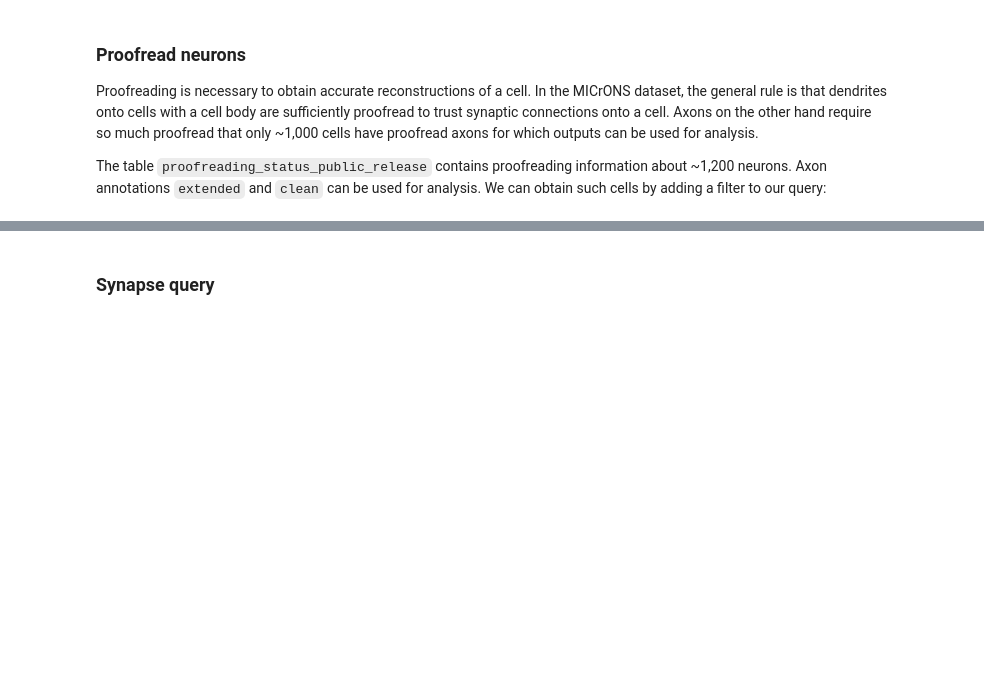
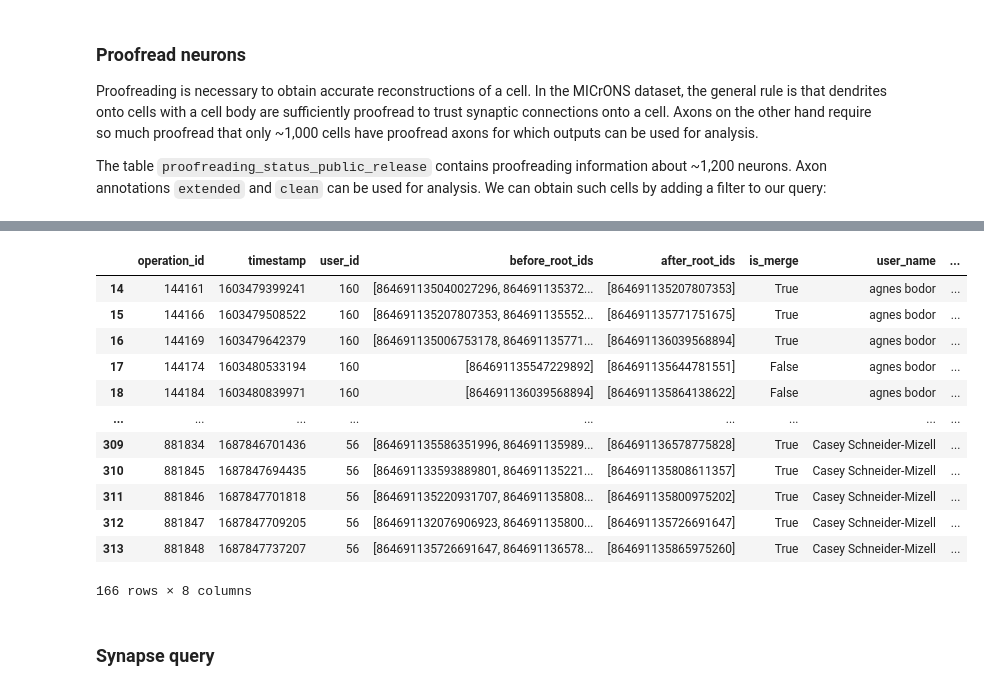
Before and after one commit to sdorkenw/MICrONS_workshop, a Jupyter notebook: tutorials/ProgrammaticAccess.ipynb, the cells around one changed output, grey strips where cells are left out. Saved outputs shown, nothing was run; the diff lists cells and outputs as text; code cells hidden in the pictures; blank space fills up the shorter version.

```diff
--- a/tutorials/ProgrammaticAccess.ipynb
+++ b/tutorials/ProgrammaticAccess.ipynb
@@ -303,3 +311,19 @@ proof_df = client.materialize.query_table("proofreading_status_public_release",
+# %%
+client.chunkedgraph.get_tabular_change_log(864691135865975260)[864691135865975260]
+# %% [output]
+|  | operation_id | timestamp | user_id | before_root_ids | after_root_ids | is_merge | user_name | ... |
+| 14 | 144161 | 1603479399241 | 160 | [864691135040027296, 864691135372... | [864691135207807353] | True | agnes bodor | ... |
+| 15 | 144166 | 1603479508522 | 160 | [864691135207807353, 864691135552... | [864691135771751675] | True | agnes bodor | ... |
+| 16 | 144169 | 1603479642379 | 160 | [864691135006753178, 864691135771... | [864691136039568894] | True | agnes bodor | ... |
+| 17 | 144174 | 1603480533194 | 160 | [864691135547229892] | [864691135644781551] | False | agnes bodor | ... |
+| 18 | 144184 | 1603480839971 | 160 | [864691136039568894] | [864691135864138622] | False | agnes bodor | ... |
+| ... | ... | ... | ... | ... | ... | ... | ... | ... |
+| 309 | 881834 | 1687846701436 | 56 | [864691135586351996, 864691135989... | [864691136578775828] | True | Casey Schneider-Mizell | ... |
+| 310 | 881845 | 1687847694435 | 56 | [864691133593889801, 864691135221... | [864691135808611357] | True | Casey Schneider-Mizell | ... |
+| 311 | 881846 | 1687847701818 | 56 | [864691135220931707, 864691135808... | [864691135800975202] | True | Casey Schneider-Mizell | ... |
+| 312 | 881847 | 1687847709205 | 56 | [864691132076906923, 864691135800... | [864691135726691647] | True | Casey Schneider-Mizell | ... |
+| 313 | 881848 | 1687847737207 | 56 | [864691135726691647, 864691136578... | [864691135865975260] | True | Casey Schneider-Mizell | ... |
+166 rows × 8 columns
 # %% [markdown]
 ### Synapse query
 # %% [markdown]
```
Also changed, not shown: parts of 6 cells of this notebook.
